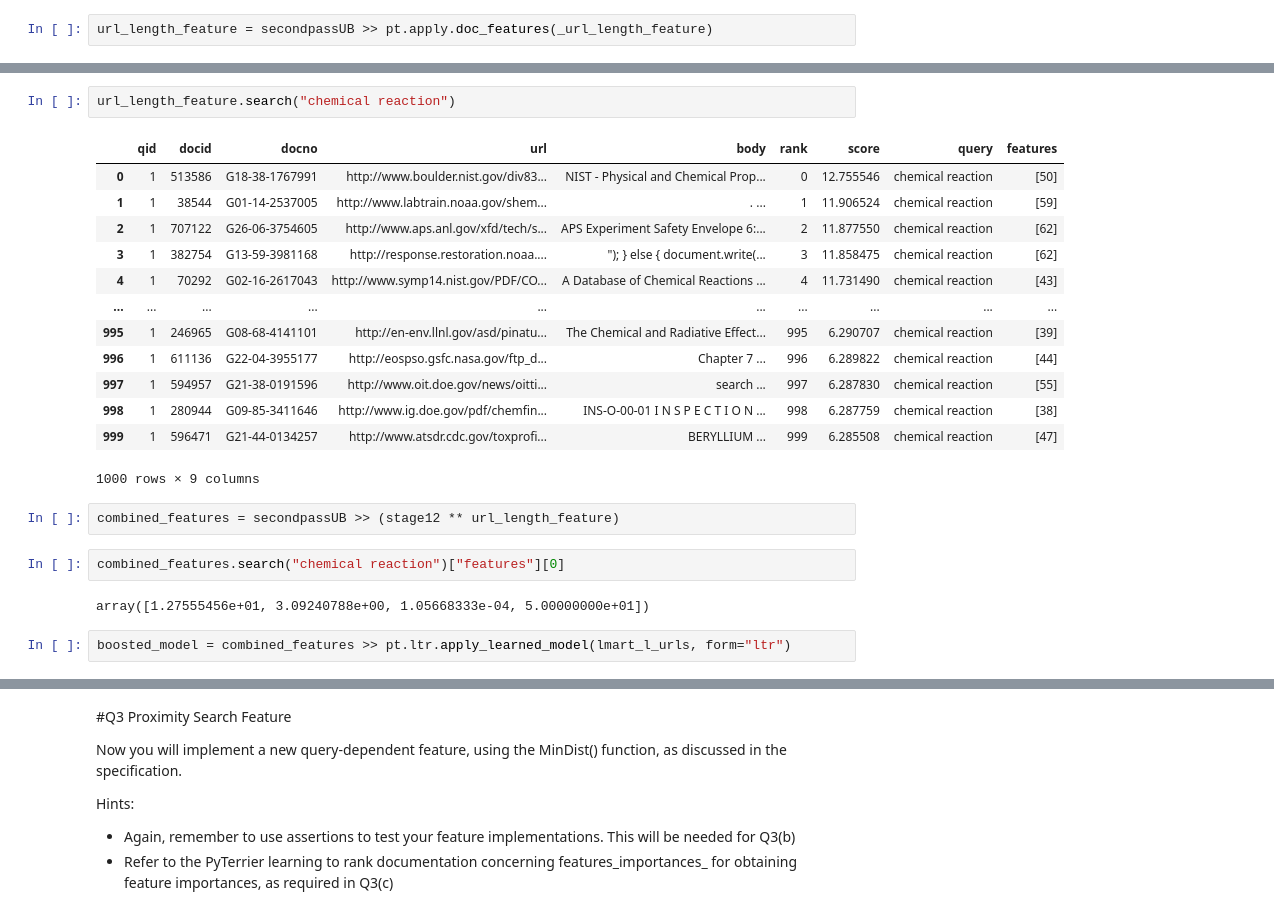
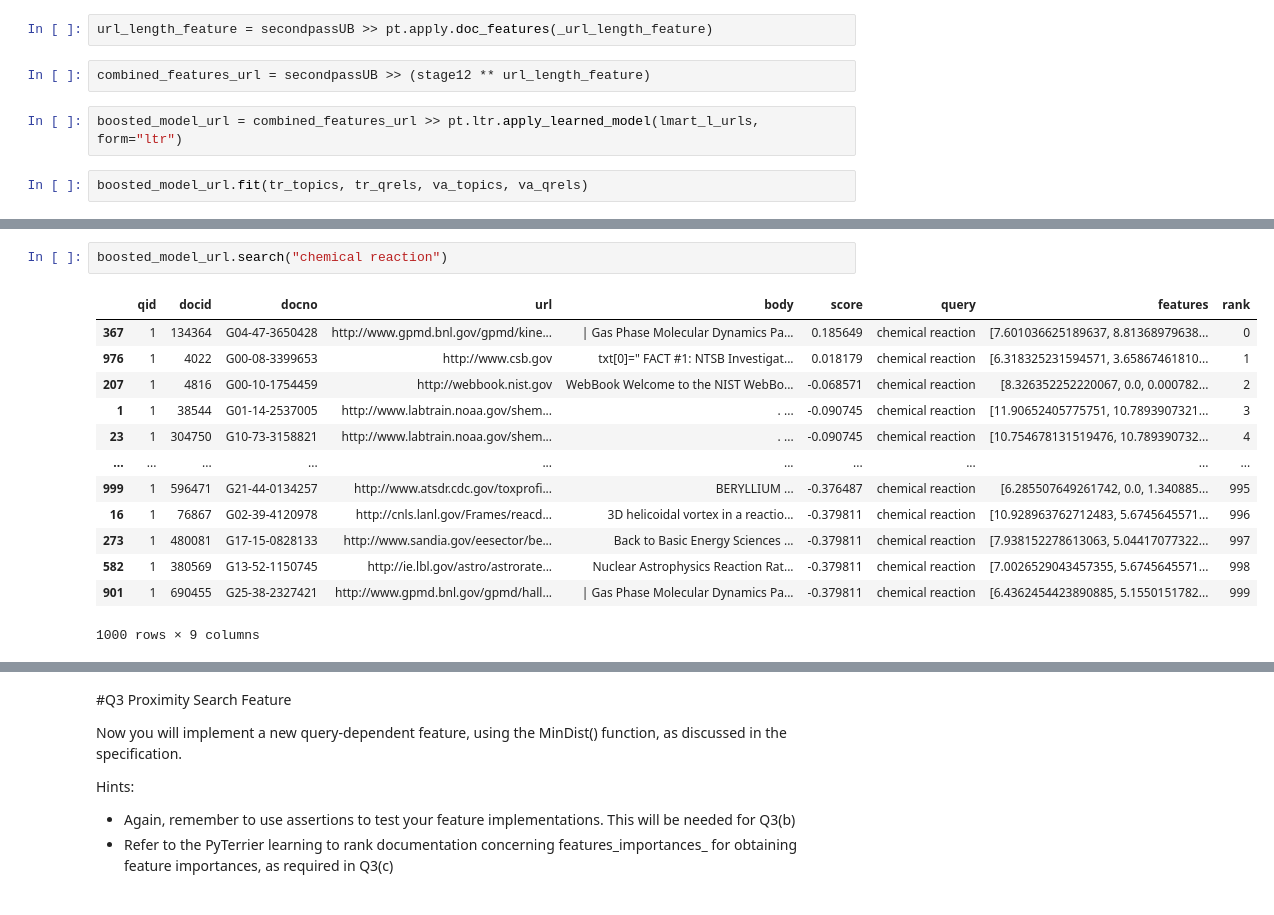
Before and after one commit to podyssea/InformationRetrieval, a Jupyter notebook: InformationRetrievalExercise2_2210049p.ipynb, the cells around one changed output, grey strips where cells are left out. Drawn from its saved outputs; the diff is of its cells as text.

Commit message:
added functions for lengthof url

```diff
--- a/InformationRetrievalExercise2_2210049p.ipynb
+++ b/InformationRetrievalExercise2_2210049p.ipynb
@@ -283,3 +273,9 @@ lmart_l_urls = lgb.LGBMRanker(task="train",
 secondpassUB = pt.BatchRetrieve(index, wmodel="PL2", metadata=["docno", "url", "body"], verbose=True)
 # %%
 url_length_feature = secondpassUB >> pt.apply.doc_features(_url_length_feature)
+# %%
+combined_features_url = secondpassUB >> (stage12 ** url_length_feature)
+# %%
+boosted_model_url = combined_features_url >> pt.ltr.apply_learned_model(lmart_l_urls, form="ltr")
+# %%
+boosted_model_url.fit(tr_topics, tr_qrels, va_topics, va_qrels)
@@ -286,24 +300,16 @@ url_length_feature = secondpassUB >> pt.apply.doc_features(_url_length_feature)
 # %%
-url_length_feature.search("chemical reaction")
+boosted_model_url.search("chemical reaction")
 # %% [output]
-|  | qid | docid | docno | url | body | rank | score | query | features |
-| 0 | 1 | 513586 | G18-38-1767991 | http://www.boulder.nist.gov/div83... | NIST - Physical and Chemical Prop... | 0 | 12.755546 | chemical reaction | [50] |
-| 1 | 1 | 38544 | G01-14-2537005 | http://www.labtrain.noaa.gov/shem... | . ... | 1 | 11.906524 | chemical reaction | [59] |
-| 2 | 1 | 707122 | G26-06-3754605 | http://www.aps.anl.gov/xfd/tech/s... | APS Experiment Safety Envelope 6:... | 2 | 11.877550 | chemical reaction | [62] |
-| 3 | 1 | 382754 | G13-59-3981168 | http://response.restoration.noaa.... | "); } else { document.write(... | 3 | 11.858475 | chemical reaction | [62] |
-| 4 | 1 | 70292 | G02-16-2617043 | http://www.symp14.nist.gov/PDF/CO... | A Database of Chemical Reactions ... | 4 | 11.731490 | chemical reaction | [43] |
+|  | qid | docid | docno | url | body | score | query | features | rank |
+| 367 | 1 | 134364 | G04-47-3650428 | http://www.gpmd.bnl.gov/gpmd/kine... | | Gas Phase Molecular Dynamics Pa... | 0.185649 | chemical reaction | [7.601036625189637, 8.81368979638... | 0 |
+| 976 | 1 | 4022 | G00-08-3399653 | http://www.csb.gov | txt[0]=" FACT #1: NTSB Investigat... | 0.018179 | chemical reaction | [6.318325231594571, 3.65867461810... | 1 |
+| 207 | 1 | 4816 | G00-10-1754459 | http://webbook.nist.gov | WebBook Welcome to the NIST WebBo... | -0.068571 | chemical reaction | [8.326352252220067, 0.0, 0.000782... | 2 |
+| 1 | 1 | 38544 | G01-14-2537005 | http://www.labtrain.noaa.gov/shem... | . ... | -0.090745 | chemical reaction | [11.90652405775751, 10.7893907321... | 3 |
+| 23 | 1 | 304750 | G10-73-3158821 | http://www.labtrain.noaa.gov/shem... | . ... | -0.090745 | chemical reaction | [10.754678131519476, 10.789390732... | 4 |
 | ... | ... | ... | ... | ... | ... | ... | ... | ... | ... |
-| 995 | 1 | 246965 | G08-68-4141101 | http://en-env.llnl.gov/asd/pinatu... | The Chemical and Radiative Effect... | 995 | 6.290707 | chemical reaction | [39] |
-| 996 | 1 | 611136 | G22-04-3955177 | http://eospso.gsfc.nasa.gov/ftp_d... | Chapter 7 ... | 996 | 6.289822 | chemical reaction | [44] |
-| 997 | 1 | 594957 | G21-38-0191596 | http://www.oit.doe.gov/news/oitti... | search ... | 997 | 6.287830 | chemical reaction | [55] |
-| 998 | 1 | 280944 | G09-85-3411646 | http://www.ig.doe.gov/pdf/chemfin... | INS-O-00-01 I N S P E C T I O N ... | 998 | 6.287759 | chemical reaction | [38] |
-| 999 | 1 | 596471 | G21-44-0134257 | http://www.atsdr.cdc.gov/toxprofi... | BERYLLIUM ... | 999 | 6.285508 | chemical reaction | [47] |
+| 999 | 1 | 596471 | G21-44-0134257 | http://www.atsdr.cdc.gov/toxprofi... | BERYLLIUM ... | -0.376487 | chemical reaction | [6.285507649261742, 0.0, 1.340885... | 995 |
+| 16 | 1 | 76867 | G02-39-4120978 | http://cnls.lanl.gov/Frames/reacd... | 3D helicoidal vortex in a reactio... | -0.379811 | chemical reaction | [10.928963762712483, 5.6745645571... | 996 |
+| 273 | 1 | 480081 | G17-15-0828133 | http://www.sandia.gov/eesector/be... | Back to Basic Energy Sciences ... | -0.379811 | chemical reaction | [7.938152278613063, 5.04417077322... | 997 |
+| 582 | 1 | 380569 | G13-52-1150745 | http://ie.lbl.gov/astro/astrorate... | Nuclear Astrophysics Reaction Rat... | -0.379811 | chemical reaction | [7.0026529043457355, 5.6745645571... | 998 |
+| 901 | 1 | 690455 | G25-38-2327421 | http://www.gpmd.bnl.gov/gpmd/hall... | | Gas Phase Molecular Dynamics Pa... | -0.379811 | chemical reaction | [6.4362454423890885, 5.1550151782... | 999 |
 1000 rows × 9 columns
-# %%
-combined_features = secondpassUB >> (stage12 ** url_length_feature)
-# %%
-combined_features.search("chemical reaction")["features"][0]
-# %% [output]
-array([1.27555456e+01, 3.09240788e+00, 1.05668333e-04, 5.00000000e+01])
-# %%
-boosted_model = combined_features >> pt.ltr.apply_learned_model(lmart_l_urls, form="ltr")
```
Also changed, not shown: parts of 24 cells of this notebook.
